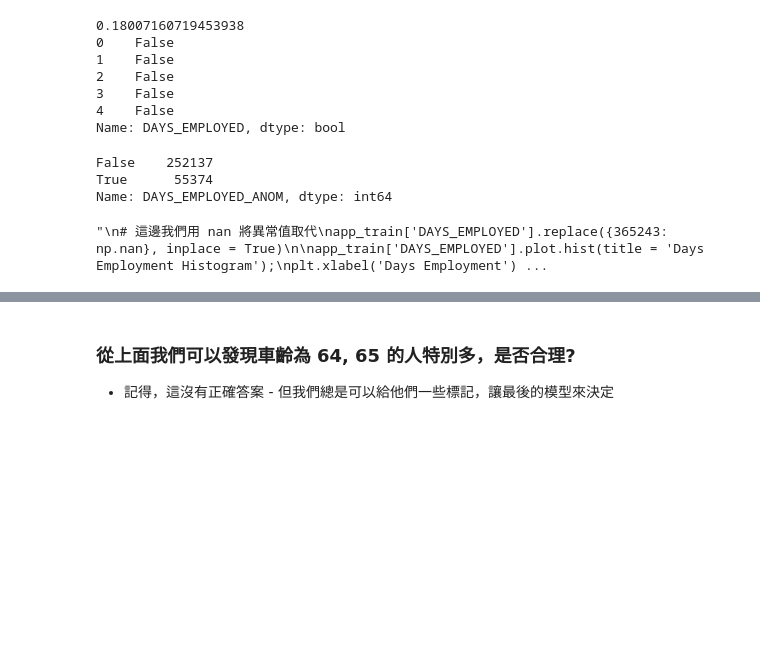
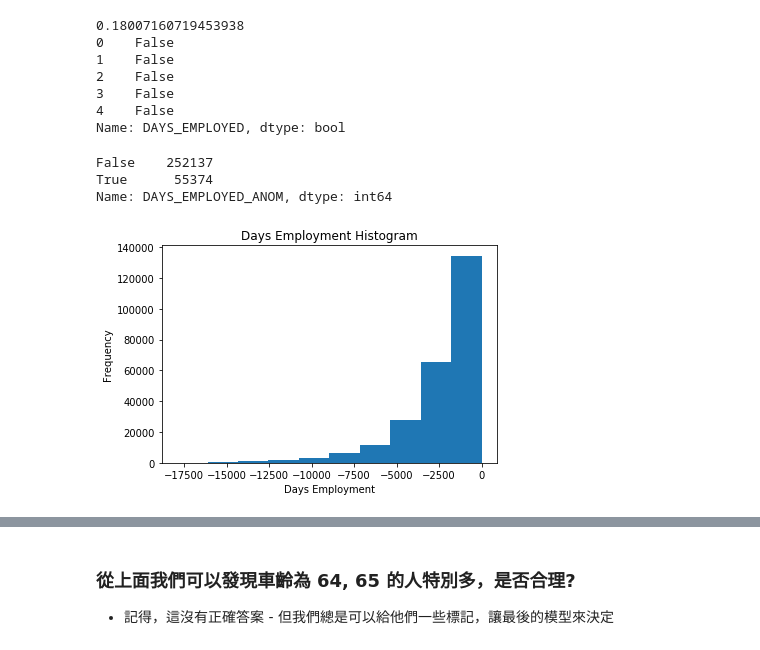
Before and after one commit to NasuYue/2nd-100Day-ML-Marathon-, a Jupyter notebook: homework/Day_006_outliers_detection.ipynb, the cells around one changed output, grey strips where cells are left out. Drawn from its saved outputs; the diff is of its cells as text; code cells hidden in the pictures; blank space fills up the shorter version.

```diff
--- a/homework/Day_006_outliers_detection.ipynb
+++ b/homework/Day_006_outliers_detection.ipynb
@@ -98,19 +107,19 @@ Name: DAYS_EMPLOYED, dtype: bool
 # %%
 # 新增一個欄位: DAYS_EMPLOYED_ANOM 來標記 DAYS_EMPLOYED 是否異常
 app_train['DAYS_EMPLOYED_ANOM'] = app_train["DAYS_EMPLOYED"] == 365243
 print(app_train['DAYS_EMPLOYED_ANOM'].value_counts())
 
-'''
+
 # 這邊我們用 nan 將異常值取代
 app_train['DAYS_EMPLOYED'].replace({365243: np.nan}, inplace = True)
 
 app_train['DAYS_EMPLOYED'].plot.hist(title = 'Days Employment Histogram');
+
 plt.xlabel('Days Employment');
-'''
 # %% [output]
 False    252137
 True      55374
 Name: DAYS_EMPLOYED_ANOM, dtype: int64
-"\n# 這邊我們用 nan 將異常值取代\napp_train['DAYS_EMPLOYED'].replace({365243: np.nan}, inplace = True)\n\napp_train['DAYS_EMPLOYED'].plot.hist(title = 'Days Employment Histogram');\nplt.xlabel('Days Employment') ...
+[figure, added]
 # %%
 # 檢查 OWN_CAR_AGE: 貸款人的車齡
```
Also changed, not shown: parts of 4 cells of this notebook, 1 other file.
